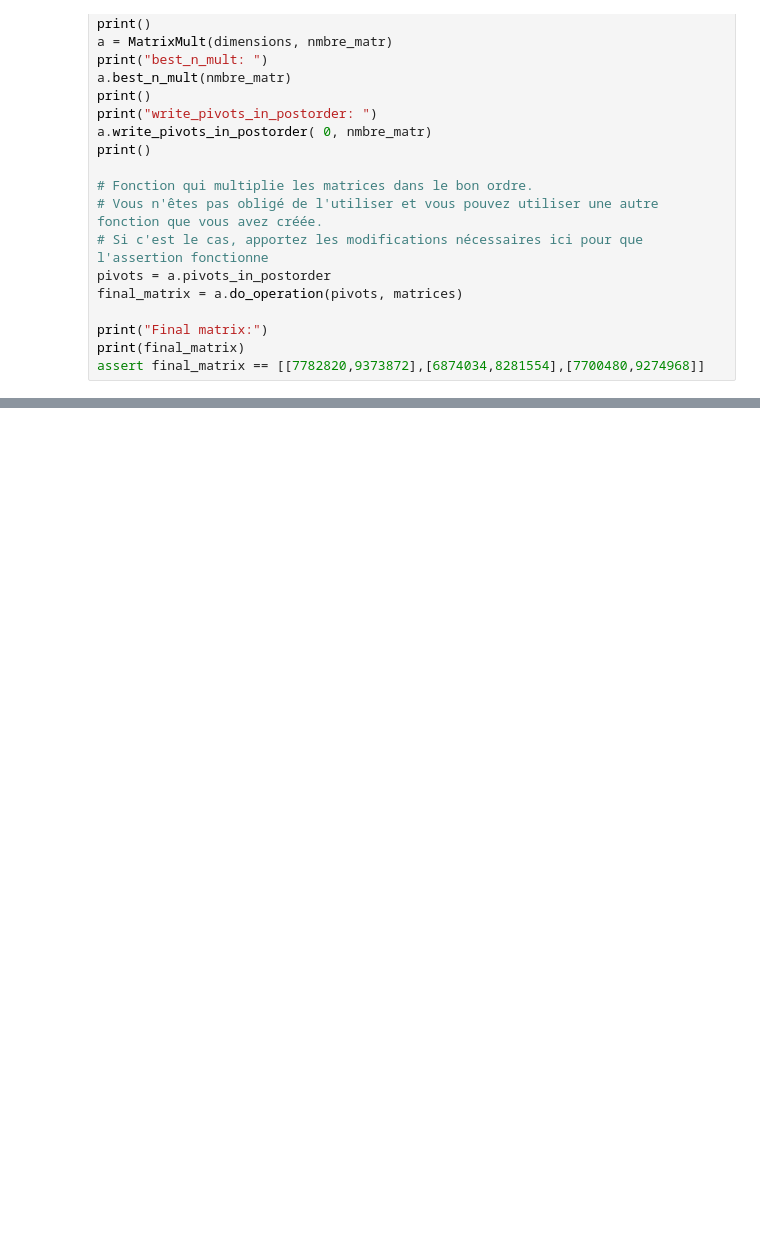
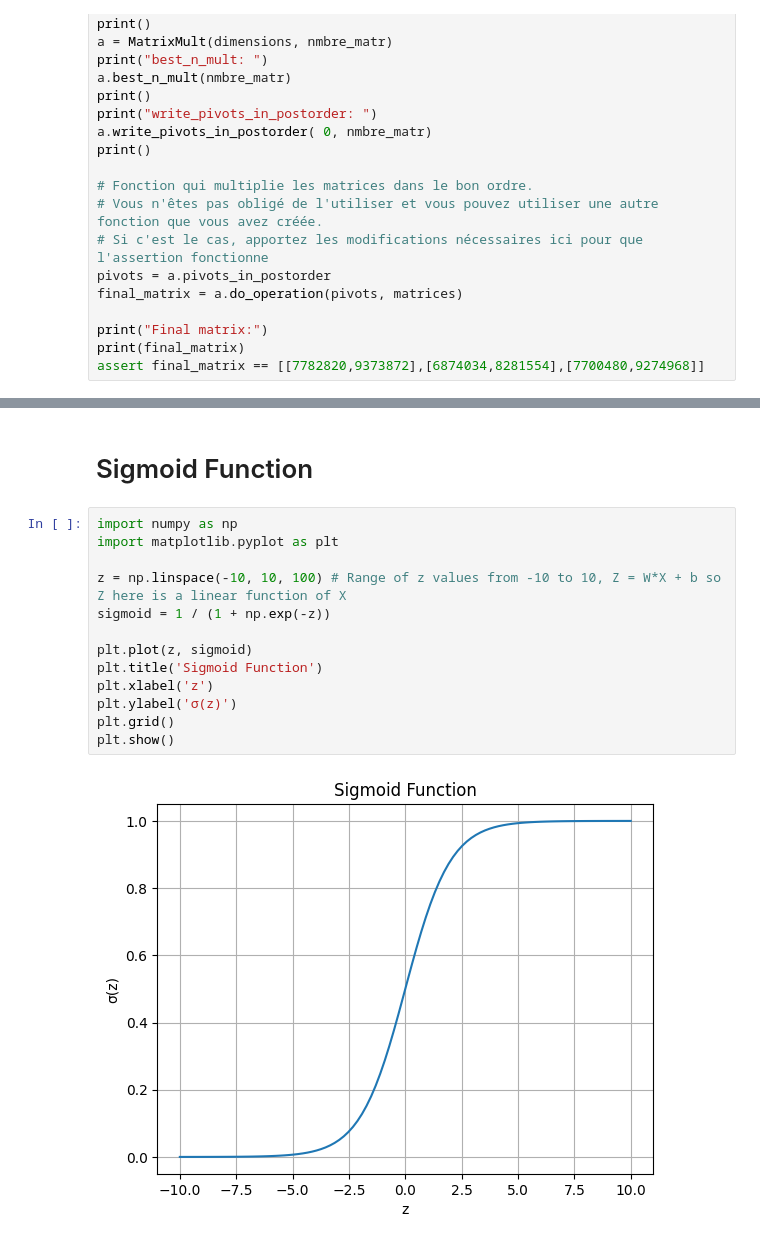
Before and after one commit to ahonongobi/Data_Structure_and_algo, a Jupyter notebook: brouillons.ipynb, the cells around one changed output, grey strips where cells are left out. Drawn from its saved outputs; the diff is of its cells as text; blank space fills up the shorter version.

```diff
--- a/brouillons.ipynb
+++ b/brouillons.ipynb
@@ -106,0 +244,17 @@ assert final_matrix == [[7782820,9373872],[6874034,8281554],[7700480,9274968]]
+# %% [markdown]
+# Sigmoid Function
+# %%
+import numpy as np
+import matplotlib.pyplot as plt
+
+z = np.linspace(-10, 10, 100) # Range of z values from -10 to 10, Z = W*X + b so Z here is a linear function of X
+sigmoid = 1 / (1 + np.exp(-z))
+
+plt.plot(z, sigmoid)
+plt.title('Sigmoid Function')
+plt.xlabel('z')
+plt.ylabel('σ(z)')
+plt.grid()
+plt.show()
+# %% [output]
+[figure, added]
```
Also changed, not shown: parts of 50 cells of this notebook, 3 other files.
